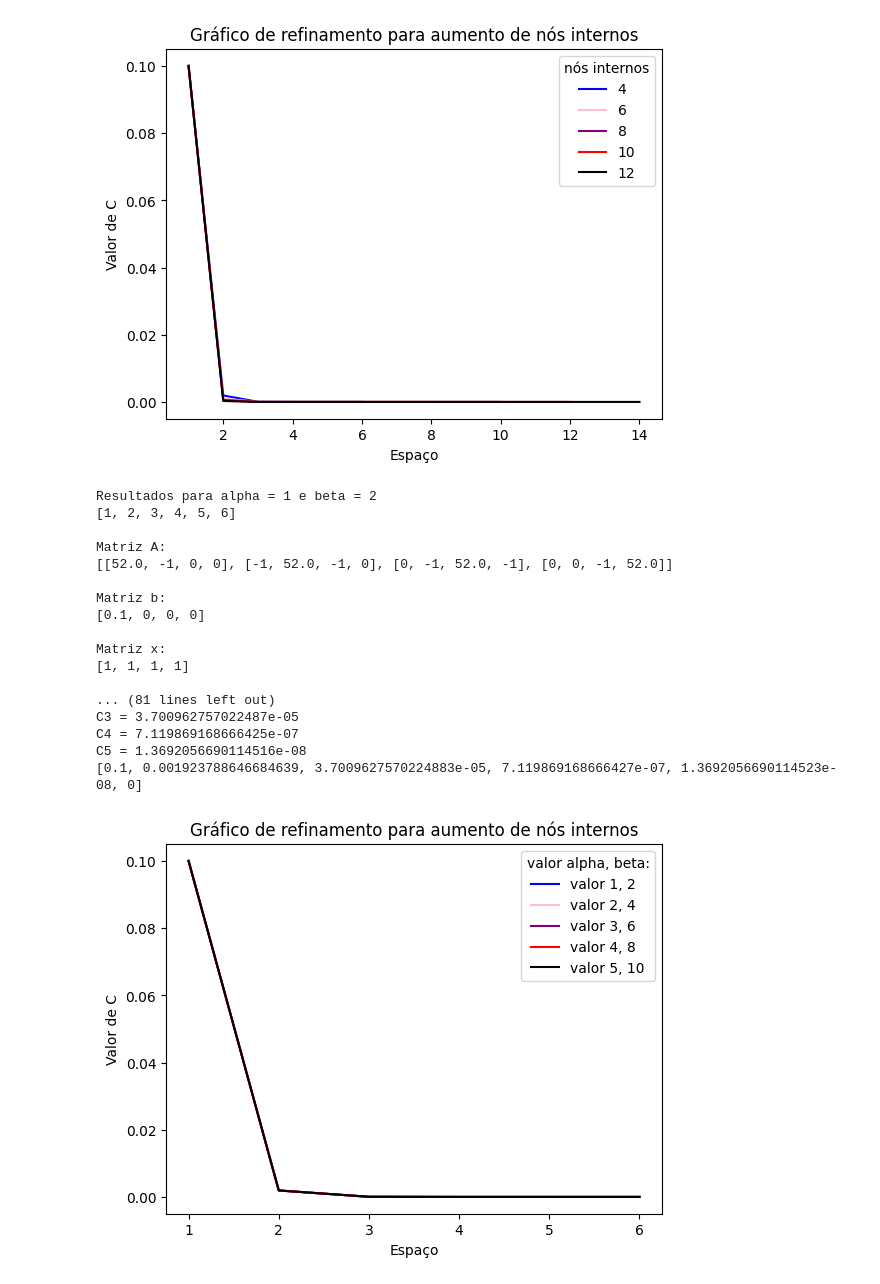
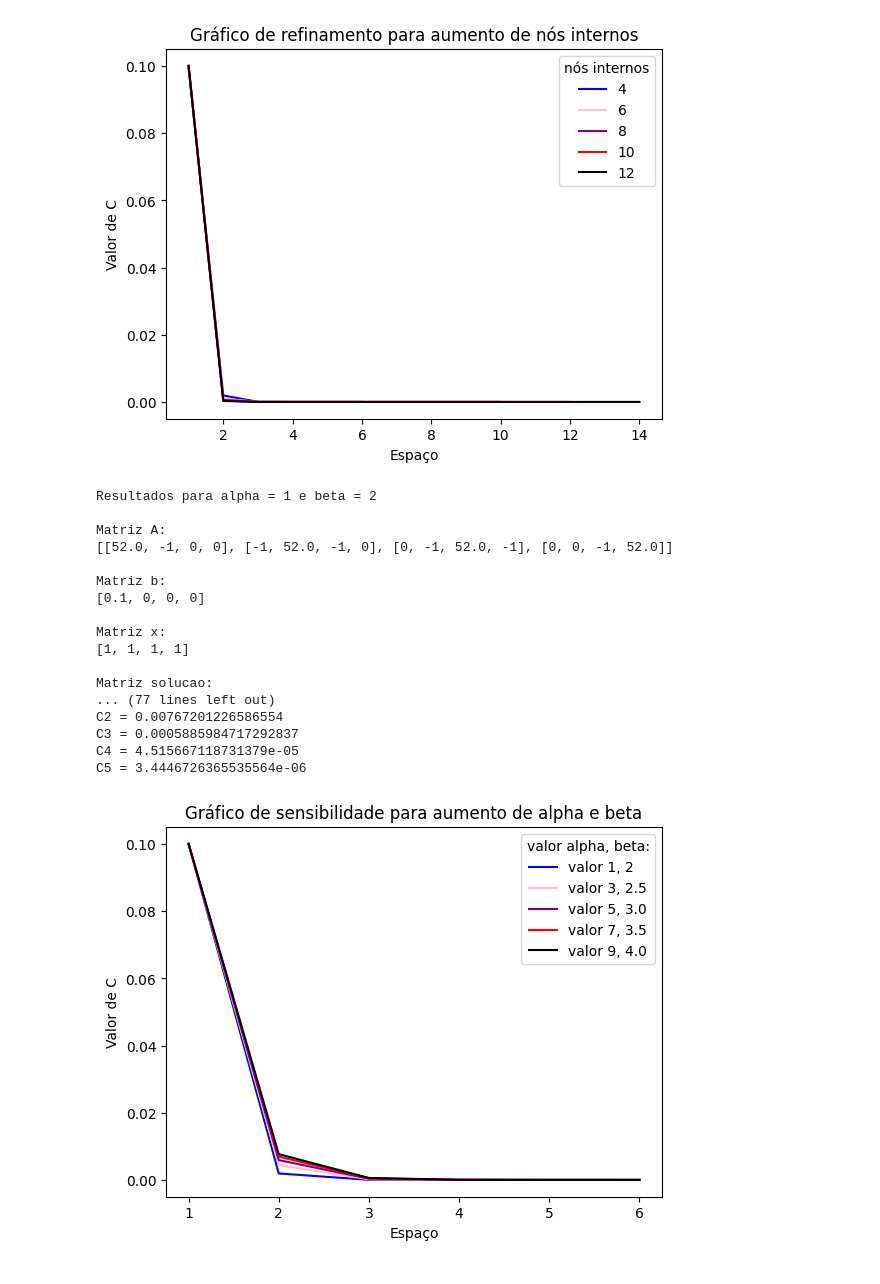
Before and after one commit to gusdiaso/metodosNumEqDiferenciais, a Jupyter notebook: Sistema_PVC.ipynb, the cells around one changed output. Drawn from its saved outputs; the diff is of its cells as text; code cells hidden in the pictures.

```diff
--- a/Sistema_PVC.ipynb
+++ b/Sistema_PVC.ipynb
@@ -181,47 +181,45 @@ def sensibilidade():
     vetor_beta = [beta]
     z = 1
     for i in range (0,4):
-        vetor_alpha.append(vetor_alpha[i]+1)
-        vetor_beta.append(2*vetor_alpha[i+1])
+        vetor_alpha.append(vetor_alpha[i]+2)
+        vetor_beta.append(vetor_beta[i]+0.5)
 
 
     ######## AREA GRAFICO ##########
     for i in range (0,5):
 
         cor = ['blue', 'pink', 'purple', 'red', 'black']
         print("\nResultados para alpha = {} e beta = {}".format(vetor_alpha[i], vetor_beta[i]))
-        print(vetor_x)
         resultados_PVC = sistema_pvc(nos_internos, vetor_alpha[i], vetor_beta[i])
-        print(resultadoPVC)
         legenda = "valor {}, {}".format(vetor_alpha[i], vetor_beta[i])
         plt.title('Gráfico dos valores de C com variação do espaço')
         plt.plot(vetor_x, resultados_PVC, color=cor[i], label=legenda)
         plt.legend(title="valor alpha, beta:")
         plt.xlabel("Espaço")
         plt.ylabel("Valor de C")
 
 
-    plt.title('Gráfico de refinamento para aumento de nós internos')
+    plt.title('Gráfico de sensibilidade para aumento de alpha e beta')
     plt.show()
 
 
 sensibilidade()
 # %% [output]
 Resultados para alpha = 1 e beta = 2
-[1, 2, 3, 4, 5, 6]
 
 Matriz A:
 [[52.0, -1, 0, 0], [-1, 52.0, -1, 0], [0, -1, 52.0, -1], [0, 0, -1, 52.0]]
 
 Matriz b:
 [0.1, 0, 0, 0]
 
 Matriz x:
 [1, 1, 1, 1]
 
-... (81 lines left out)
-C3 = 3.700962757022487e-05
-C4 = 7.119869168666425e-07
-C5 = 1.3692056690114516e-08
-[0.1, 0.001923788646684639, 3.7009627570224883e-05, 7.119869168666427e-07, 1.3692056690114523e-08, 0]
+Matriz solucao:
+... (77 lines left out)
+C2 = 0.00767201226586554
+C3 = 0.0005885984717292837
+C4 = 4.515667118731379e-05
+C5 = 3.4446726365535564e-06
-[figure, old version]
+[figure, new version]
```
Also changed, not shown: 3 other files.
